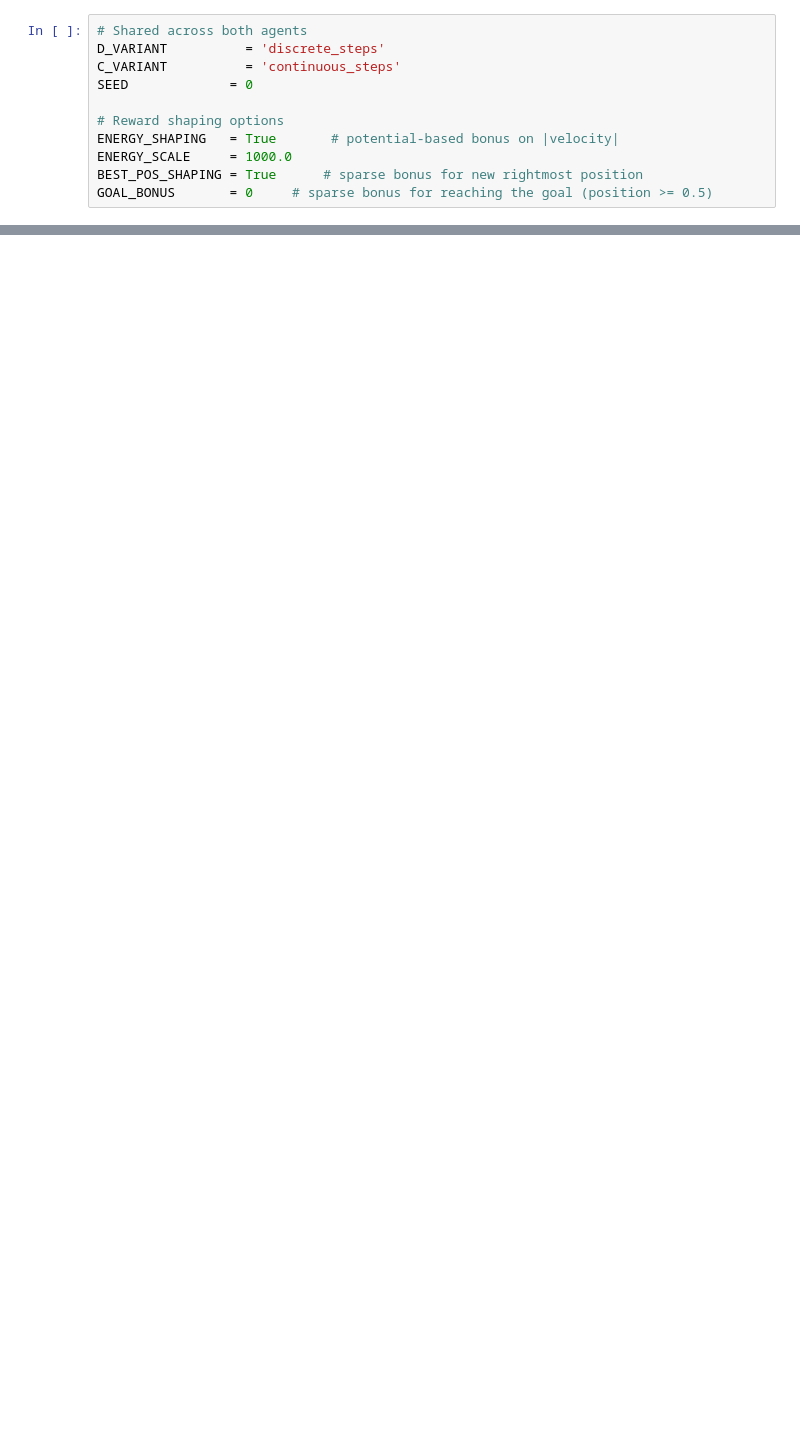
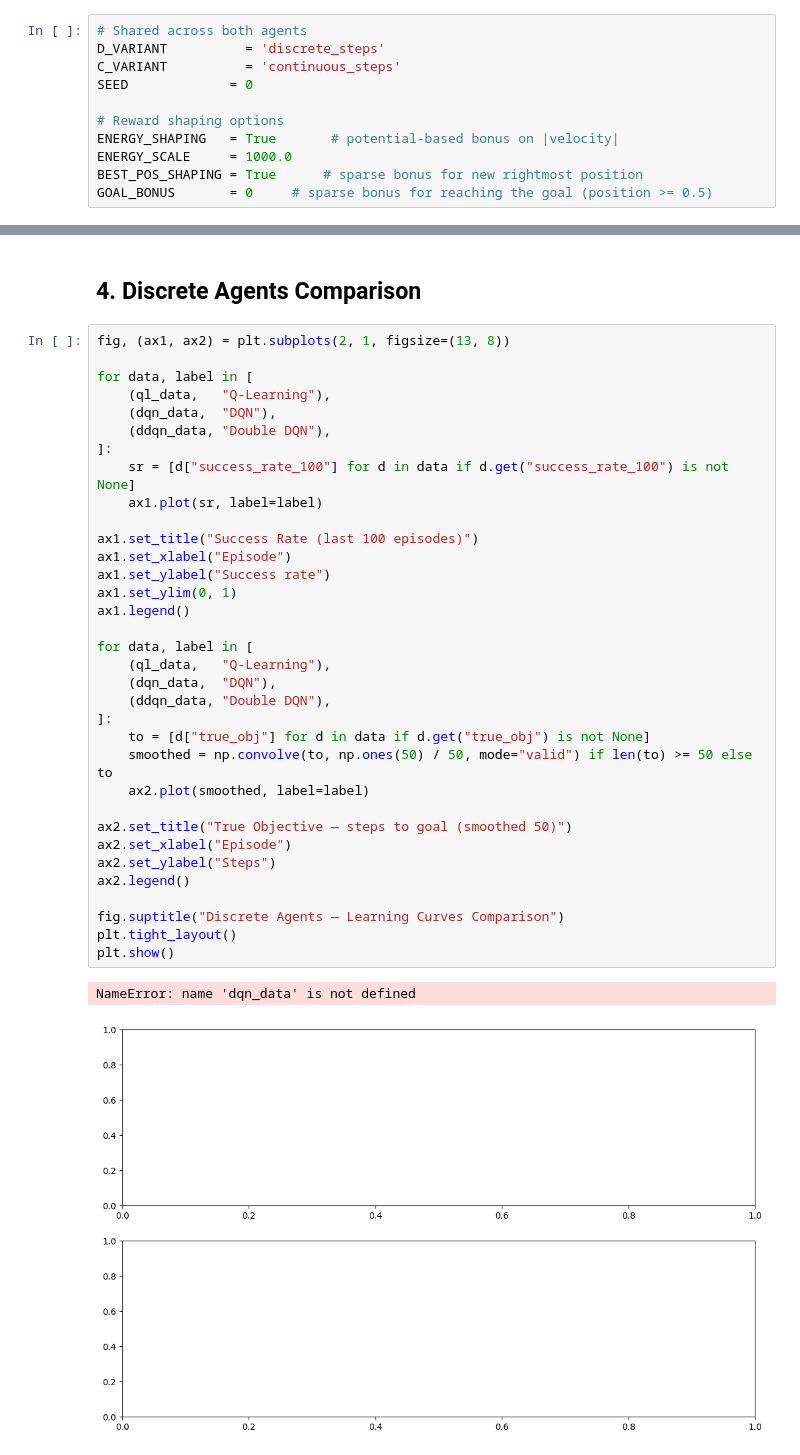
Before and after one commit to rue-da/mountain-car, a Jupyter notebook: notebooks/main.ipynb, the cells around one changed output, grey strips where cells are left out. Saved outputs shown, nothing was run; the diff lists cells and outputs as text; blank space fills up the shorter version.

```diff
--- a/notebooks/main.ipynb
+++ b/notebooks/main.ipynb
@@ -240,0 +228,39 @@ render_env.close()
+# %% [markdown]
+## 4. Discrete Agents Comparison
+# %%
+fig, (ax1, ax2) = plt.subplots(2, 1, figsize=(13, 8))
+
+for data, label in [
+    (ql_data,   "Q-Learning"),
+    (dqn_data,  "DQN"),
+    (ddqn_data, "Double DQN"),
+]:
+    sr = [d["success_rate_100"] for d in data if d.get("success_rate_100") is not None]
+    ax1.plot(sr, label=label)
+
+ax1.set_title("Success Rate (last 100 episodes)")
+ax1.set_xlabel("Episode")
+ax1.set_ylabel("Success rate")
+ax1.set_ylim(0, 1)
+ax1.legend()
+
+for data, label in [
+    (ql_data,   "Q-Learning"),
+    (dqn_data,  "DQN"),
+    (ddqn_data, "Double DQN"),
+]:
+    to = [d["true_obj"] for d in data if d.get("true_obj") is not None]
+    smoothed = np.convolve(to, np.ones(50) / 50, mode="valid") if len(to) >= 50 else to
+    ax2.plot(smoothed, label=label)
+
+ax2.set_title("True Objective — steps to goal (smoothed 50)")
+ax2.set_xlabel("Episode")
+ax2.set_ylabel("Steps")
+ax2.legend()
+
+fig.suptitle("Discrete Agents — Learning Curves Comparison")
+plt.tight_layout()
+plt.show()
+# %% [output]
+NameError: name 'dqn_data' is not defined
+[figure, added]
```
Also changed, not shown: parts of 64 cells of this notebook, 34 other files.
